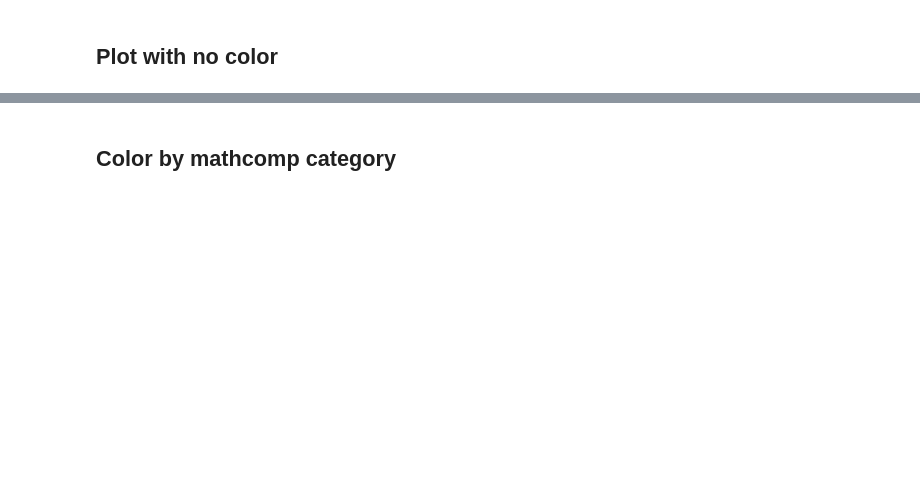
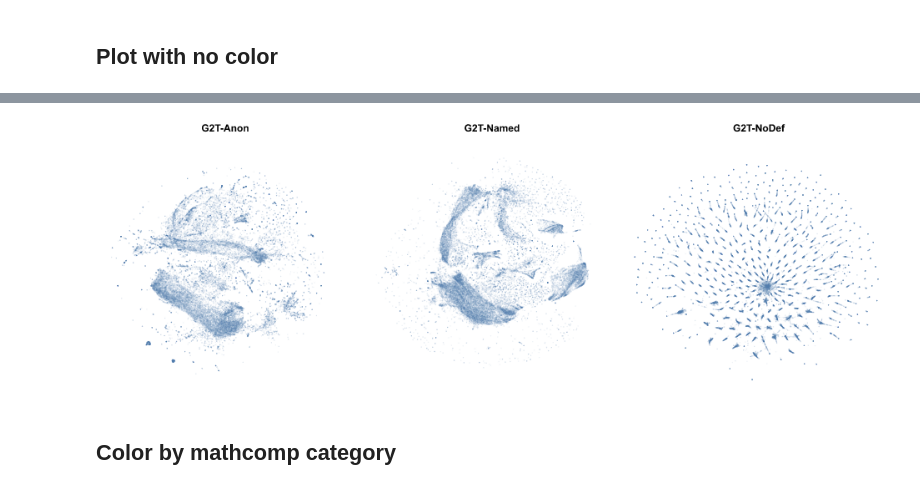
Before and after one commit to IBM/graph2tac, a Jupyter notebook: notebooks/embedding_umap2.ipynb, the cells around one changed output, grey strips where cells are left out. Saved outputs shown, nothing was run; the diff lists cells and outputs as text; code cells hidden in the pictures; blank space fills up the shorter version.

```diff
--- a/notebooks/embedding_umap2.ipynb
+++ b/notebooks/embedding_umap2.ipynb
@@ -506,3 +500,13 @@ plot_umap3(
+# %%
+chart = plot_umap3(
+    g2t_umap_dfs,
+    opacity=.1,
+    sample=0.1
+)
+#chart.save("umap_g2t_no_color.png", scale_factor=4)
+chart
+# %% [output]
+[figure, added]
 # %% [markdown]
 ## Color by mathcomp category
 # %%
```
Also changed, not shown: parts of 29 cells of this notebook.
